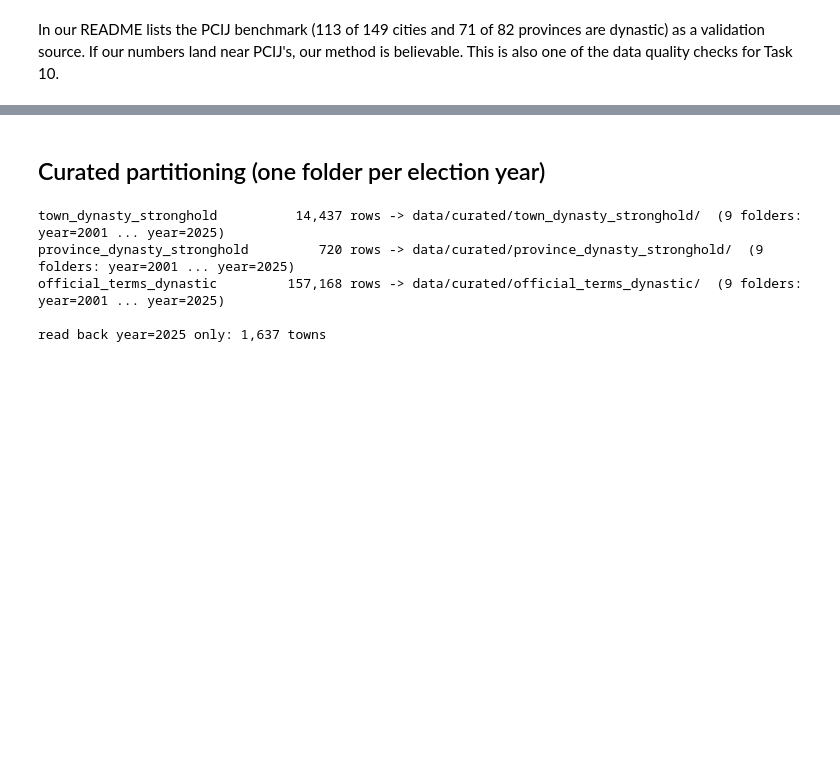
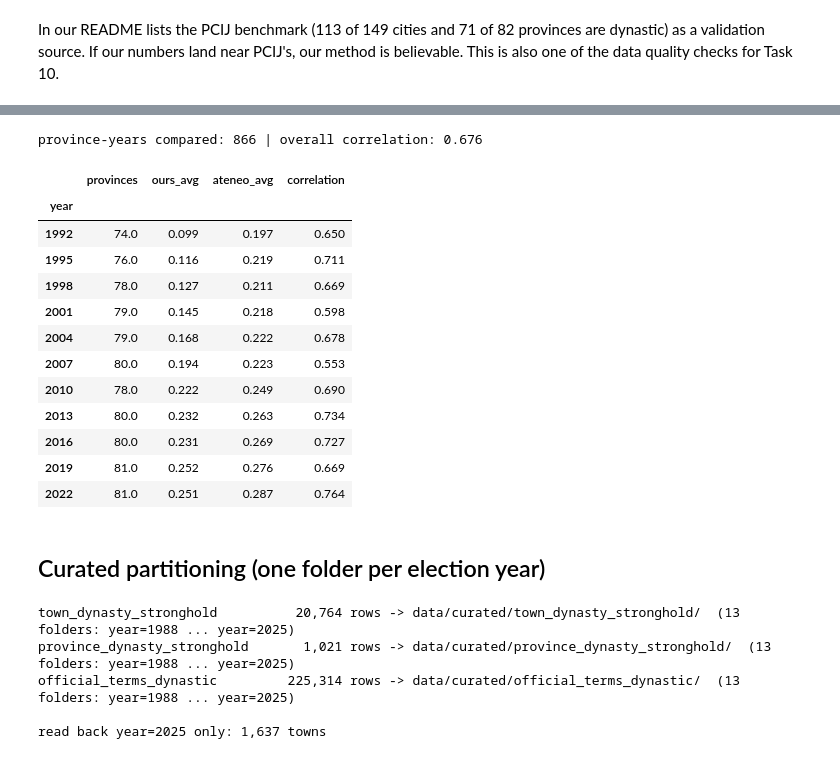
Before and after one commit to SrPenguin000/ph-political-dynasty-project, a Jupyter notebook: notebooks/04_dynasty_stronghold.ipynb, the cells around one changed output, grey strips where cells are left out. Drawn from its saved outputs; the diff is of its cells as text; code cells hidden in the pictures; blank space fills up the shorter version.

```diff
--- a/notebooks/04_dynasty_stronghold.ipynb
+++ b/notebooks/04_dynasty_stronghold.ipynb
@@ -203,3 +235,30 @@ pcij = pd.DataFrame({"cities_with_dynastic_mayor": [113 / 149],
+# %%
+# Ateneo's fat dynasty share per province and year (cleaned in Task 6)
+ap = pd.read_parquet("../data/staging/ateneo_province_shares_clean.parquet")
+ap["ateneo_fat_share"] = ap["fat_dynasty_share_pct"] / 100
+cmp = prov_tbl[["year", "province_std", "fat_dynasty_share"]].merge(ap[["year", "province_std", "ateneo_fat_share"]], on=pk)
+by_year = cmp.groupby("year").apply(lambda d: pd.Series({
+    "provinces": len(d),
+    "ours_avg": d["fat_dynasty_share"].mean(),
+    "ateneo_avg": d["ateneo_fat_share"].mean(),
+    "correlation": d["fat_dynasty_share"].corr(d["ateneo_fat_share"])})).round(3)
+print(f"province-years compared: {len(cmp):,} | overall correlation: {cmp['fat_dynasty_share'].corr(cmp['ateneo_fat_share']):.3f}")
+by_year
+# %% [output]
+province-years compared: 866 | overall correlation: 0.676
+|  | provinces | ours_avg | ateneo_avg | correlation |
+| year |  |  |  |  |
+| 1992 | 74.0 | 0.099 | 0.197 | 0.650 |
+| 1995 | 76.0 | 0.116 | 0.219 | 0.711 |
+| 1998 | 78.0 | 0.127 | 0.211 | 0.669 |
+| 2001 | 79.0 | 0.145 | 0.218 | 0.598 |
+| 2004 | 79.0 | 0.168 | 0.222 | 0.678 |
+| 2007 | 80.0 | 0.194 | 0.223 | 0.553 |
+| 2010 | 78.0 | 0.222 | 0.249 | 0.690 |
+| 2013 | 80.0 | 0.232 | 0.263 | 0.734 |
+| 2016 | 80.0 | 0.231 | 0.269 | 0.727 |
+| 2019 | 81.0 | 0.252 | 0.276 | 0.669 |
+| 2022 | 81.0 | 0.251 | 0.287 | 0.764 |
 # %% [markdown]
 ## Curated partitioning (one folder per election year)
 # %%
@@ -208,7 +267,7 @@ from pathlib import Path
 
 C = Path("../data/curated")
 officials = t[["person_uid", "year", "position", "province_std", "town_std", "party", "source",
-               "is_dynastic", "first_relative_year", "clan_id"]].copy()
+               "is_dynastic", "is_fat_dynasty", "first_relative_year", "clan_id"]].copy()
 
 tables = {
     "town_dynasty_stronghold": town,
@@ -231,8 +290,8 @@ for name, df in tables.items():
 back = pd.read_parquet(C / "town_dynasty_stronghold", filters=[("year", "=", 2025)])
 print(f"\nread back year=2025 only: {len(back):,} towns")
 # %% [output]
-town_dynasty_stronghold          14,437 rows -> data/curated/town_dynasty_stronghold/  (9 folders: year=2001 ... year=2025)
-province_dynasty_stronghold         720 rows -> data/curated/province_dynasty_stronghold/  (9 folders: year=2001 ... year=2025)
-official_terms_dynastic         157,168 rows -> data/curated/official_terms_dynastic/  (9 folders: year=2001 ... year=2025)
+town_dynasty_stronghold          20,764 rows -> data/curated/town_dynasty_stronghold/  (13 folders: year=1988 ... year=2025)
+province_dynasty_stronghold       1,021 rows -> data/curated/province_dynasty_stronghold/  (13 folders: year=1988 ... year=2025)
+official_terms_dynastic         225,314 rows -> data/curated/official_terms_dynastic/  (13 folders: year=1988 ... year=2025)
 
 read back year=2025 only: 1,637 towns
```
Also changed, not shown: parts of 7 cells of this notebook, 3 other files.
